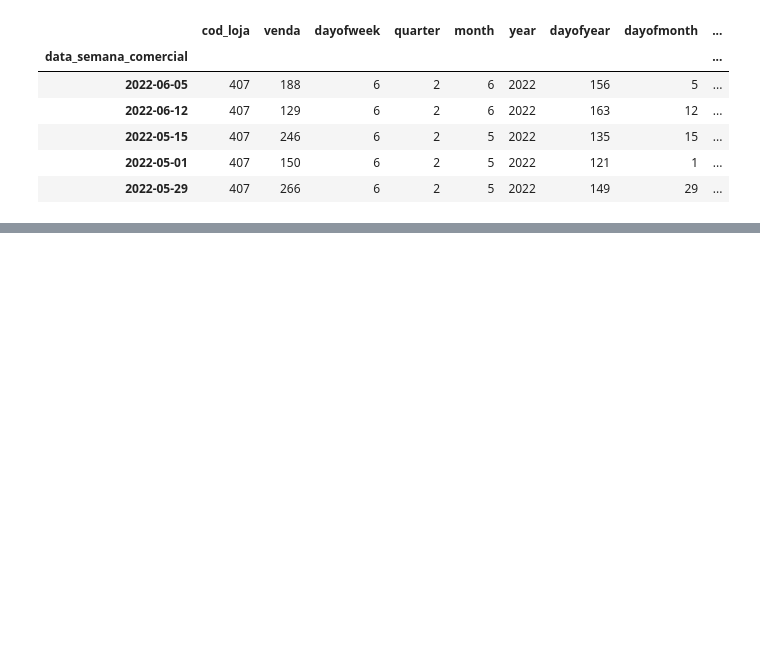
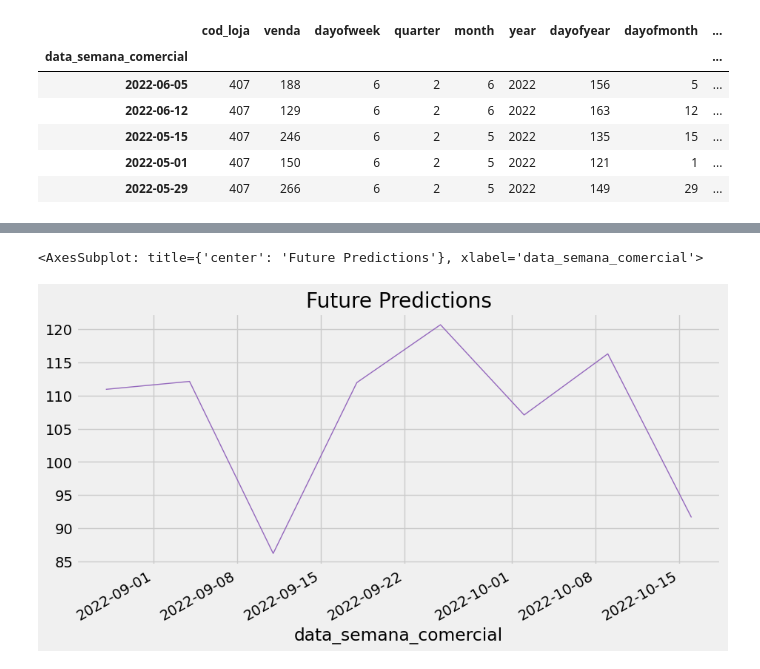
Before and after one commit to beylouni/Renner-ML, a Jupyter notebook: models/web/XGBoost/XGBoost.ipynb, the cells around one changed output, grey strips where cells are left out. Saved outputs shown, nothing was run; the diff lists cells and outputs as text; code cells hidden in the pictures; blank space fills up the shorter version.

```diff
--- a/models/web/XGBoost.ipynb
+++ b/models/web/XGBoost/XGBoost.ipynb
@@ -388,0 +398,4 @@ loja2_test.head()
+# %%
+loja2_test2 = create_features(loja2_test2)
+loja2_test2 = add_lags(loja2_test2)
+loja2_test2.head()
@@ -391,5 +424,7 @@ loja1_test['pred'] = reg_loja1.predict(loja1_test[FEATURES])
 # %%
 loja2_test['pred'] = reg_loja2.predict(loja2_test[FEATURES])
+# %%
+loja2_test2['pred'] = reg_loja2.predict(loja2_test[FEATURES])
 # %%
 loja1_test['pred'].plot(figsize=(10, 5),
                                color=color_pal[4],
@@ -411,2 +455,11 @@ loja2_test['pred'].plot(figsize=(10, 5),
+# %%
+loja2_test2['pred'].plot(figsize=(10, 5),
+                               color=color_pal[4],
+                               ms=1,
+                               lw=1,
+                               title='Future Predictions')
+# %% [output]
+<AxesSubplot: title={'center': 'Future Predictions'}, xlabel='data_semana_comercial'>
+[figure, added]
 # %%
 loja1_test['APE'] = abs(loja1_test['pred'] - loja1_test['venda']) / loja1_test['venda'] * 100
```
Also changed, not shown: parts of 31 cells of this notebook, 4 other files.
